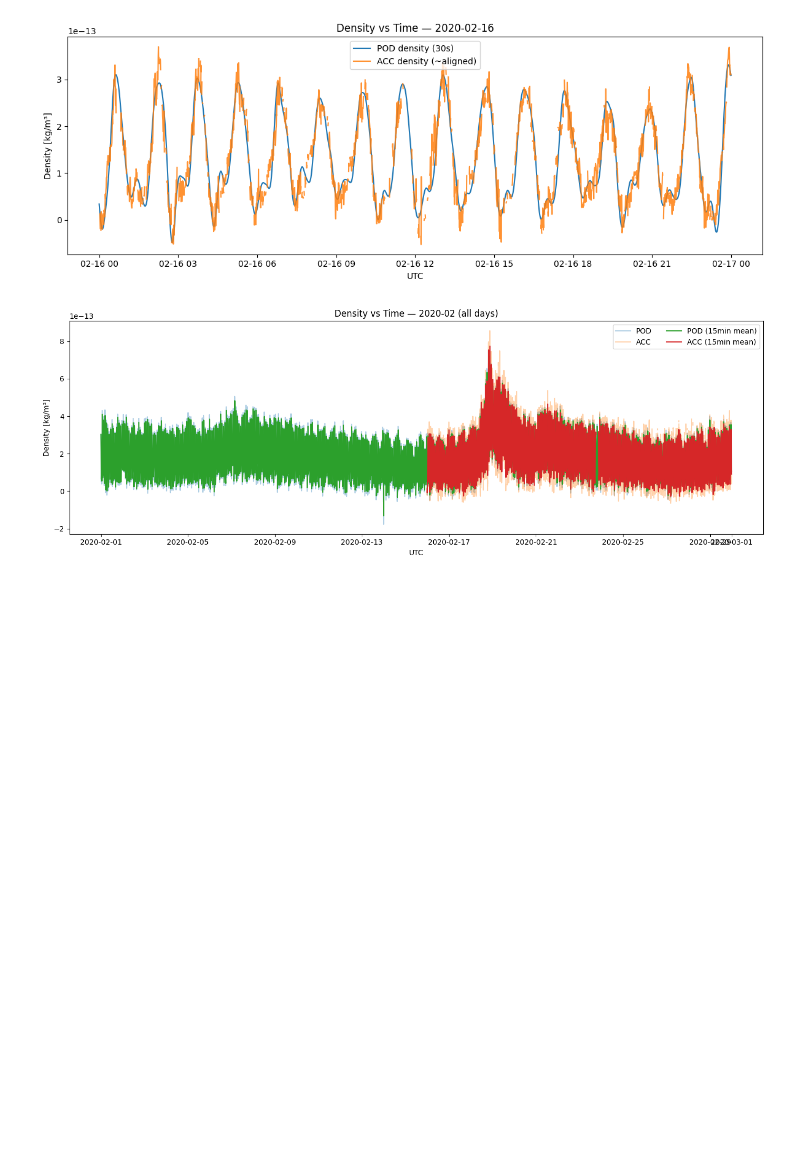
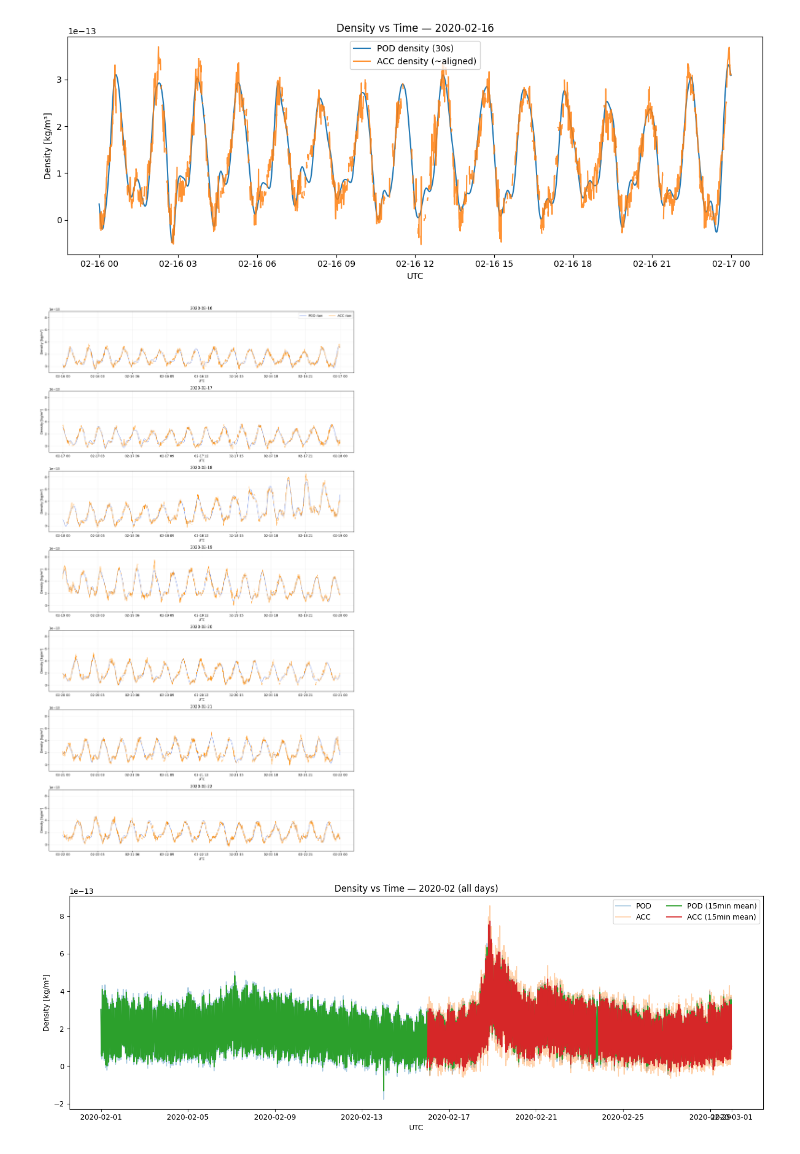
Before and after one commit to ryuabesei/testdata, a Jupyter notebook: firstdata.ipynb, the cells around one changed output. Saved outputs shown, nothing was run; the diff lists cells and outputs as text; code cells hidden in the pictures; blank space fills up the shorter version.

```diff
--- a/firstdata.ipynb
+++ b/firstdata.ipynb
@@ -381,6 +381,70 @@ ax.legend()
 plt.tight_layout(); plt.show()
 # %% [output]
 [figure]
+# %%
+# 読み込み
+DNS_POD = pickle.load(open("DNS_POD_2020.pkl","rb"))
+DNS_ACC = pickle.load(open("DNS_ACC_2020.pkl","rb"))
+
+def doy_2020(d: date) -> int:
+    return (d - date(2020,1,1)).days + 1
+
+def day_df(DNS: dict, d: date, colname: str):
+    k = doy_2020(d)
+    if k not in DNS: return pd.DataFrame()
+    df = DNS[k]["data"]
+    # その日のみ抽出（UTC）
+    start = pd.Timestamp(d.year, d.month, d.day)
+    end   = start + pd.Timedelta(days=1) - pd.Timedelta(seconds=1)
+    return df.loc[start:end].rename(columns={"density": colname}).sort_index()
+
+def plot_days(dates, tolerance="30s", resample=None, sharey=True):
+    n = len(dates)
+    fig, axes = plt.subplots(n, 1, figsize=(14, 3.5*n), sharex=False, sharey=sharey)
+
+    if n == 1:
+        axes = [axes]
+
+    # 先に全日のデータを作っておく（y軸共有のため）
+    packs = []
+    for d in dates:
+        P = day_df(DNS_POD, d, "rho_pod")
+        A = day_df(DNS_ACC, d, "rho_acc")
+        if P.empty or A.empty:
+            packs.append((d, pd.DataFrame()))
+            continue
+        M = pd.merge_asof(P[["rho_pod"]],
+                            A[["rho_acc"]],
+                            left_index=True, right_index=True,
+                            direction="nearest", tolerance=pd.Timedelta(tolerance))
+        if resample:
+            M = M.resample(resample).mean()
+        packs.append((d, M))
+
+    # 描画
+    for ax, (d, M) in zip(axes, packs):
+        if M.empty:
+            ax.set_title(f"{d.isoformat()}  (no data)")
+            continue
+        ax.plot(M.index, M["rho_pod"], color="royalblue",  linewidth=0.8, label="POD raw")
+        ax.plot(M.index, M["rho_acc"], color="darkorange", linewidth=0.8, label="ACC raw")
+        ax.set_title(d.isoformat())
+        ax.set_ylabel("Density [kg/m³]")
+        ax.grid(alpha=0.2)
+        # 1枚目だけ凡例を表示
+        if ax is axes[0]:
+            ax.legend(ncol=2)
+        # x軸
+        ax.set_xlabel("UTC")
+
+    plt.tight_layout()
+    plt.show()
+
+# 使い方：2/16 と 2/17 を比較
+
+plot_days([date(2020,2,16), date(2020,2,17), date(2020,2,18),date(2020,2,19), date(2020,2,20), date(2020,2,21), date(2020,2,22)], tolerance="30s", resample=None, sharey=True)
+# %% [output]
+[figure, added]
 # %%
 # === 解析したい月 ===
 YEAR, MONTH = 2020, 2   # ← 好きな年・月に変更（1〜4月が手元データ）
```
Also changed, not shown: parts of 1 cell of this notebook.
